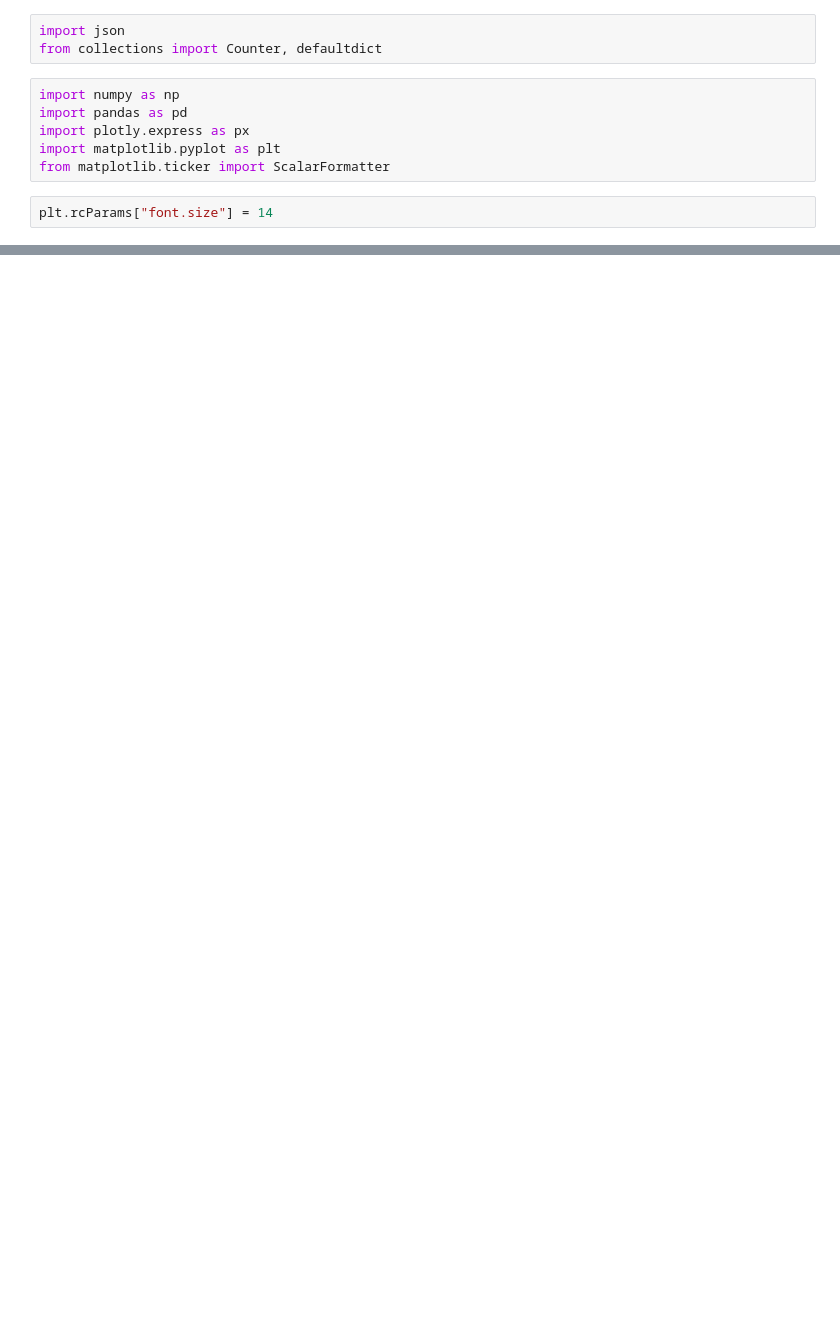
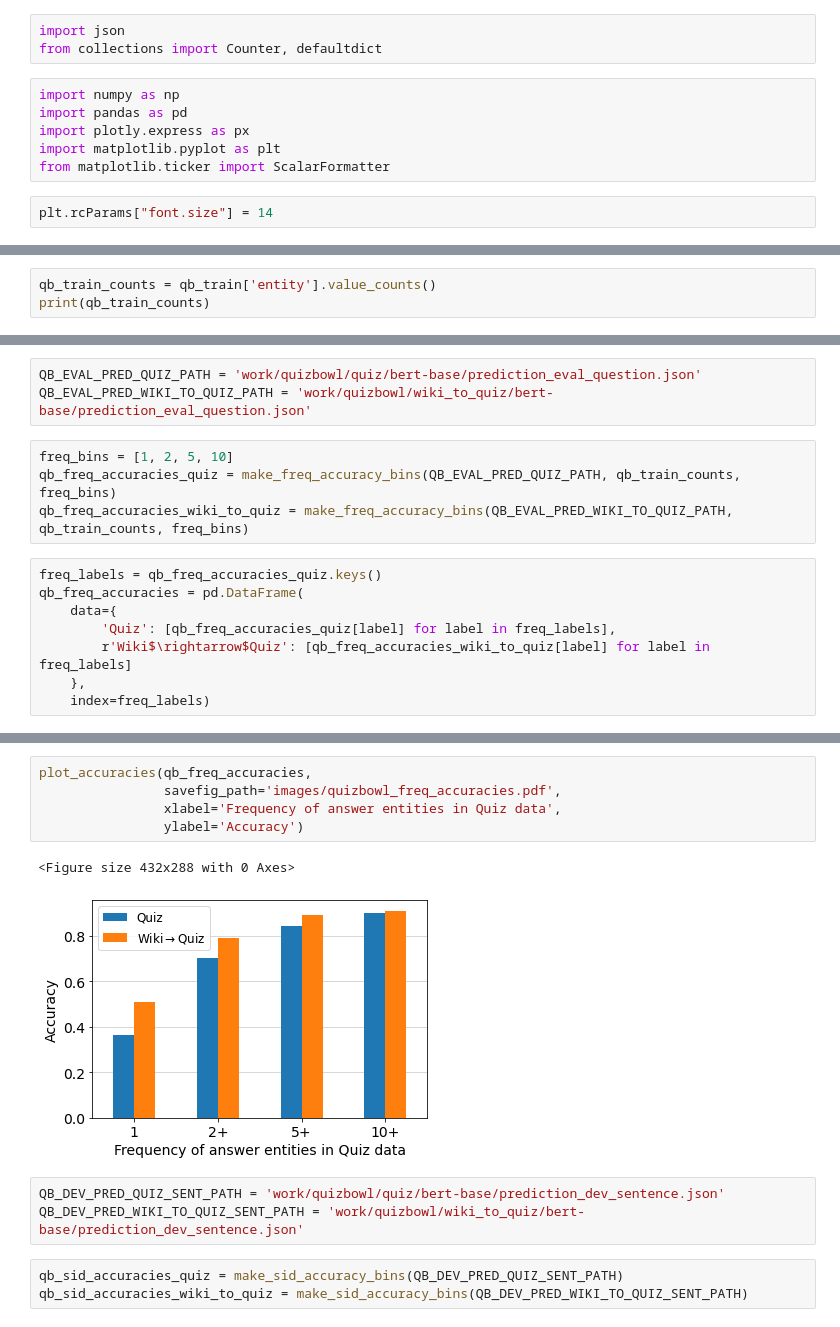
Before and after one commit to singletongue/closed-book-qa, a Jupyter notebook: analysis.ipynb, the cells around one changed output, grey strips where cells are left out. Cells and saved outputs as stored; diff of their text form; blank space fills up the shorter version.

```diff
--- a/analysis.ipynb
+++ b/analysis.ipynb
@@ -187,0 +132,3 @@ plt.savefig('images/accuracy_sid.pdf', bbox_inches='tight')
+# %%
+qb_train_counts = qb_train['entity'].value_counts()
+print(qb_train_counts)
@@ -187,0 +167,15 @@ plt.savefig('images/accuracy_sid.pdf', bbox_inches='tight')
+# %%
+QB_EVAL_PRED_QUIZ_PATH = 'work/quizbowl/quiz/bert-base/prediction_eval_question.json'
+QB_EVAL_PRED_WIKI_TO_QUIZ_PATH = 'work/quizbowl/wiki_to_quiz/bert-base/prediction_eval_question.json'
+# %%
+freq_bins = [1, 2, 5, 10]
+qb_freq_accuracies_quiz = make_freq_accuracy_bins(QB_EVAL_PRED_QUIZ_PATH, qb_train_counts, freq_bins)
+qb_freq_accuracies_wiki_to_quiz = make_freq_accuracy_bins(QB_EVAL_PRED_WIKI_TO_QUIZ_PATH, qb_train_counts, freq_bins)
+# %%
+freq_labels = qb_freq_accuracies_quiz.keys()
+qb_freq_accuracies = pd.DataFrame(
+    data={
+        'Quiz': [qb_freq_accuracies_quiz[label] for label in freq_labels],
+        r'Wiki$\rightarrow$Quiz': [qb_freq_accuracies_wiki_to_quiz[label] for label in freq_labels]
+    },
+    index=freq_labels)
@@ -187,0 +190,14 @@ plt.savefig('images/accuracy_sid.pdf', bbox_inches='tight')
+# %%
+plot_accuracies(qb_freq_accuracies,
+                savefig_path='images/quizbowl_freq_accuracies.pdf',
+                xlabel='Frequency of answer entities in Quiz data',
+                ylabel='Accuracy')
+# %% [output]
+<Figure size 432x288 with 0 Axes>
+[figure, added]
+# %%
+QB_DEV_PRED_QUIZ_SENT_PATH = 'work/quizbowl/quiz/bert-base/prediction_dev_sentence.json'
+QB_DEV_PRED_WIKI_TO_QUIZ_SENT_PATH = 'work/quizbowl/wiki_to_quiz/bert-base/prediction_dev_sentence.json'
+# %%
+qb_sid_accuracies_quiz = make_sid_accuracy_bins(QB_DEV_PRED_QUIZ_SENT_PATH)
+qb_sid_accuracies_wiki_to_quiz = make_sid_accuracy_bins(QB_DEV_PRED_WIKI_TO_QUIZ_SENT_PATH)
```
Also changed, not shown: parts of 60 cells of this notebook, 47 other files.
